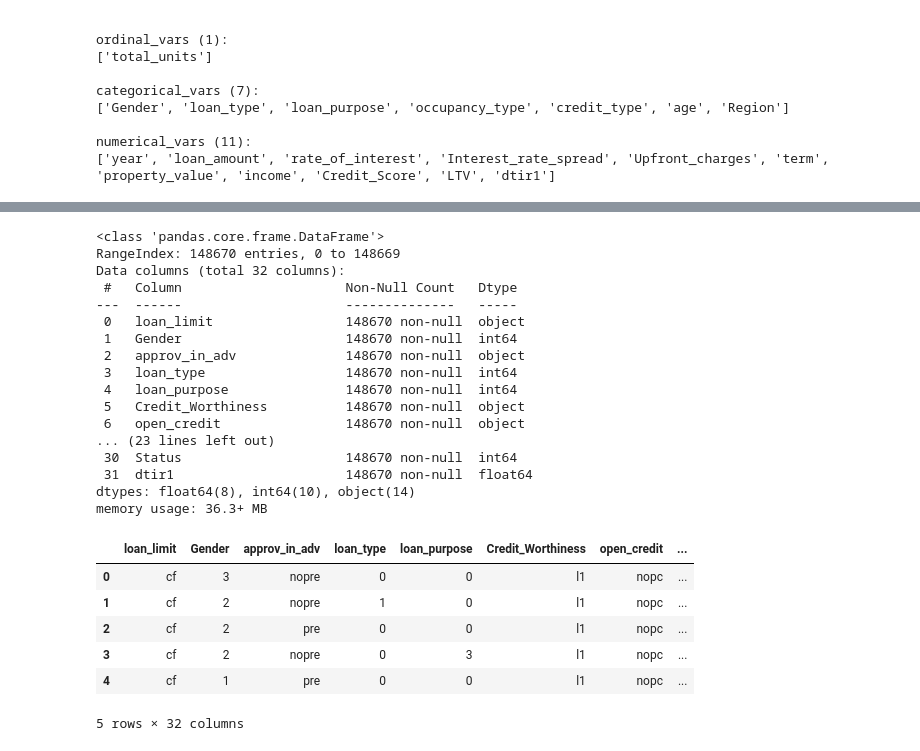
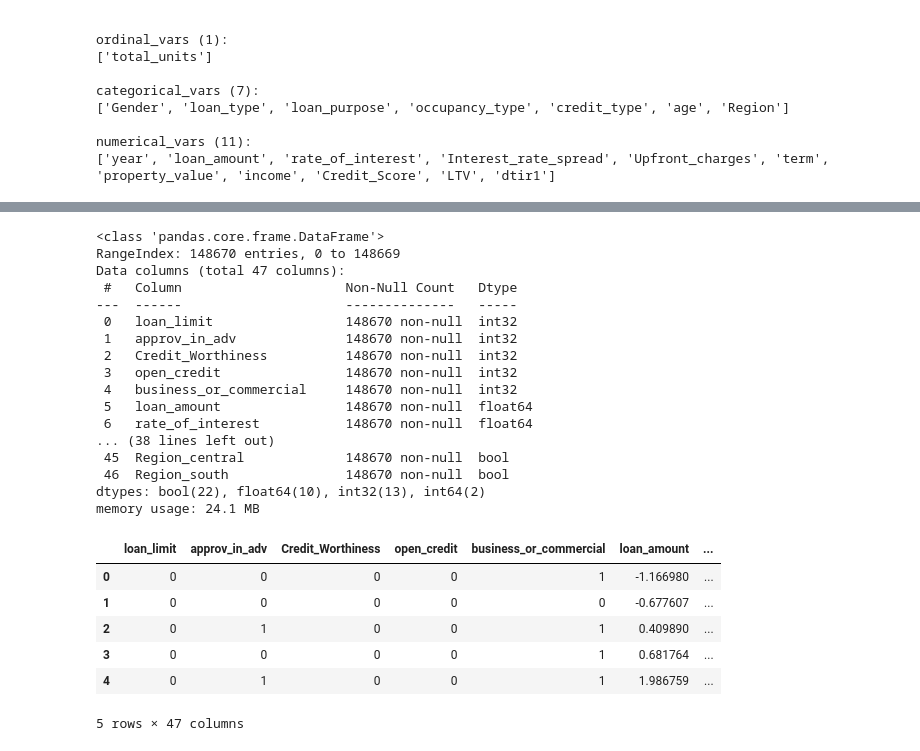
Before and after one commit to UlanqabBadGuy/MLTF, a Jupyter notebook: loan/model.ipynb, the cells around one changed output, grey strips where cells are left out. Drawn from its saved outputs; the diff is of its cells as text; code cells hidden in the pictures.

```diff
--- a/loan/model.ipynb
+++ b/loan/model.ipynb
@@ -193,37 +194,51 @@ Status                       0
 dtir1                        0
 dtype: int64
 # %%
-# encode categorical variables
-from sklearn.preprocessing import LabelEncoder
+# ===== 1. 编码 ===== #
 
+# 二分类变量编码（LabelEncoder）
 le = LabelEncoder()
-for col in categorical_vars:
+for col in binary_vars:
     df[col] = le.fit_transform(df[col])
+
+# 有序变量编码（total_units: 1U, 2U, 3U, 4U）
+unit_map = {'1U': 1, '2U': 2, '3U': 3, '4U': 4}
+for col in ordinal_vars:
+    df[col] = df[col].map(unit_map)
+
+# One-Hot 编码分类变量
+df = pd.get_dummies(df, columns=categorical_vars, drop_first=True)
+
+# ===== 2. 标准化 ===== #
+
+scaler = StandardScaler()
+df[numerical_vars] = scaler.fit_transform(df[numerical_vars])
+
 
 df.info()
 df.head()
 # %% [output]
 <class 'pandas.core.frame.DataFrame'>
 RangeIndex: 148670 entries, 0 to 148669
-Data columns (total 32 columns):
+Data columns (total 47 columns):
  #   Column                     Non-Null Count   Dtype
 ---  ------                     --------------   -----
- 0   loan_limit                 148670 non-null  object
- 1   Gender                     148670 non-null  int64
- 2   approv_in_adv              148670 non-null  object
- 3   loan_type                  148670 non-null  int64
- 4   loan_purpose               148670 non-null  int64
- 5   Credit_Worthiness          148670 non-null  object
- 6   open_credit                148670 non-null  object
-... (23 lines left out)
- 30  Status                     148670 non-null  int64
- 31  dtir1                      148670 non-null  float64
-dtypes: float64(8), int64(10), object(14)
-memory usage: 36.3+ MB
+ 0   loan_limit                 148670 non-null  int32
+ 1   approv_in_adv              148670 non-null  int32
+ 2   Credit_Worthiness          148670 non-null  int32
+ 3   open_credit                148670 non-null  int32
+ 4   business_or_commercial     148670 non-null  int32
+ 5   loan_amount                148670 non-null  float64
+ 6   rate_of_interest           148670 non-null  float64
+... (38 lines left out)
+ 45  Region_central             148670 non-null  bool
+ 46  Region_south               148670 non-null  bool
+dtypes: bool(22), float64(10), int32(13), int64(2)
+memory usage: 24.1 MB
-|  | loan_limit | Gender | approv_in_adv | loan_type | loan_purpose | Credit_Worthiness | open_credit | ... |
-| 0 | cf | 3 | nopre | 0 | 0 | l1 | nopc | ... |
-| 1 | cf | 2 | nopre | 1 | 0 | l1 | nopc | ... |
-| 2 | cf | 2 | pre | 0 | 0 | l1 | nopc | ... |
-| 3 | cf | 2 | nopre | 0 | 3 | l1 | nopc | ... |
-| 4 | cf | 1 | pre | 0 | 0 | l1 | nopc | ... |
+|  | loan_limit | approv_in_adv | Credit_Worthiness | open_credit | business_or_commercial | loan_amount | ... |
+| 0 | 0 | 0 | 0 | 0 | 1 | -1.166980 | ... |
+| 1 | 0 | 0 | 0 | 0 | 0 | -0.677607 | ... |
+| 2 | 0 | 1 | 0 | 0 | 1 | 0.409890 | ... |
+| 3 | 0 | 0 | 0 | 0 | 1 | 0.681764 | ... |
+| 4 | 0 | 1 | 0 | 0 | 1 | 1.986759 | ... |
-5 rows × 32 columns
+5 rows × 47 columns
```
Also changed, not shown: parts of 6 cells of this notebook, 1 other file.
